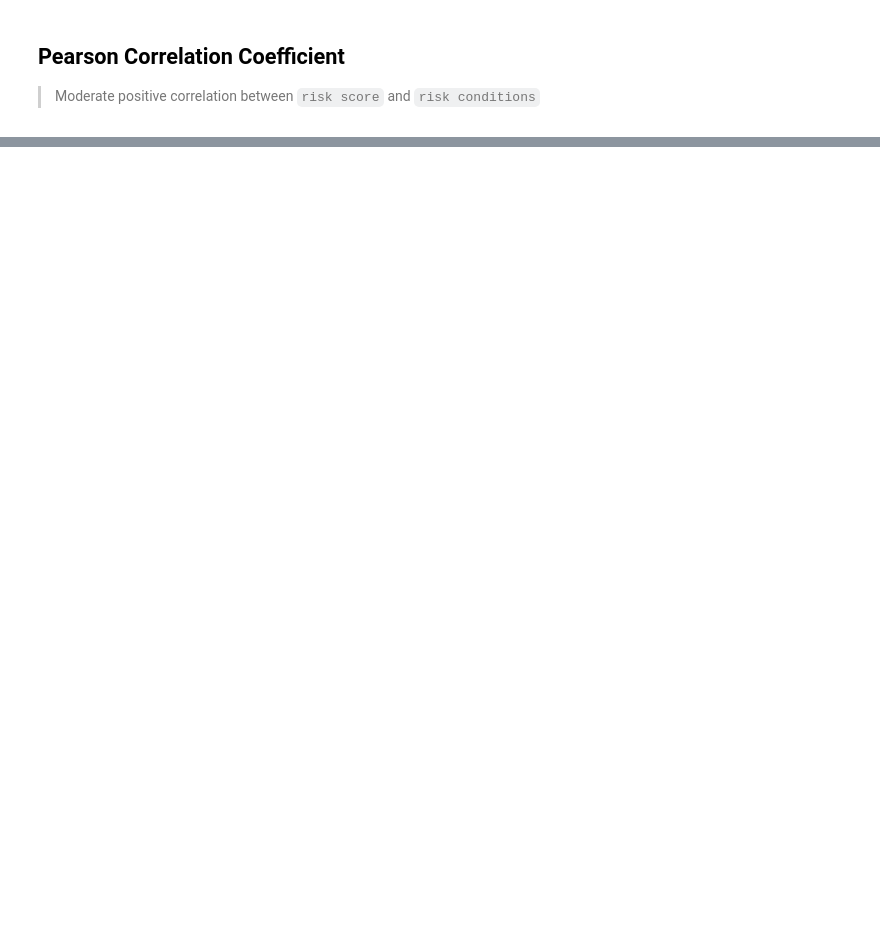
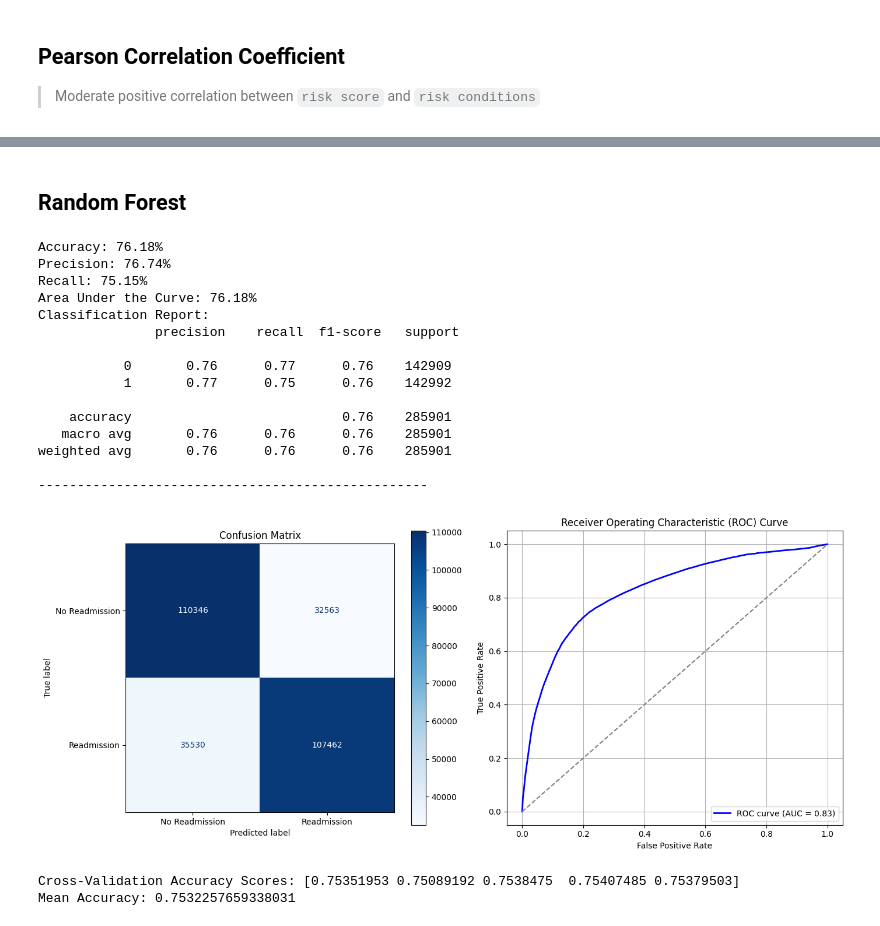
Before and after one commit to jayaspiya/patient-administrative-outcomes-predictive-model, a Jupyter notebook: app.ipynb, the cells around one changed output, grey strips where cells are left out. Saved outputs shown, nothing was run; the diff lists cells and outputs as text; code cells hidden in the pictures; blank space fills up the shorter version.

```diff
--- a/app.ipynb
+++ b/app.ipynb
@@ -828,0 +1102,31 @@ X_train, X_test, y_train, y_test = train_test_split(
+# %% [markdown]
+## Random Forest
+# %%
+# Initialize a basic Random Forest model
+rf_model = RandomForestClassifier(random_state=42)
+rf_model.fit(X_train, y_train)
+model_metrics['Random Forest'] = calculate_score(rf_model)
+# %% [output]
+Accuracy: 76.18%
+Precision: 76.74%
+Recall: 75.15%
+Area Under the Curve: 76.18%
+Classification Report:
+               precision    recall  f1-score   support
+
+           0       0.76      0.77      0.76    142909
+           1       0.77      0.75      0.76    142992
+
+    accuracy                           0.76    285901
+   macro avg       0.76      0.76      0.76    285901
+weighted avg       0.76      0.76      0.76    285901
+
+--------------------------------------------------
+[figure, added]
+# %%
+scores = cross_val_score(rf_model, X_test, y_test, scoring="accuracy", cv=5, verbose=True)
+print(f'Cross-Validation Accuracy Scores: {scores}')
+print(f'Mean Accuracy: {scores.mean()}')
+# %% [output]
+Cross-Validation Accuracy Scores: [0.75351953 0.75089192 0.7538475  0.75407485 0.75379503]
+Mean Accuracy: 0.7532257659338031
```
Also changed, not shown: parts of 42 cells of this notebook.
